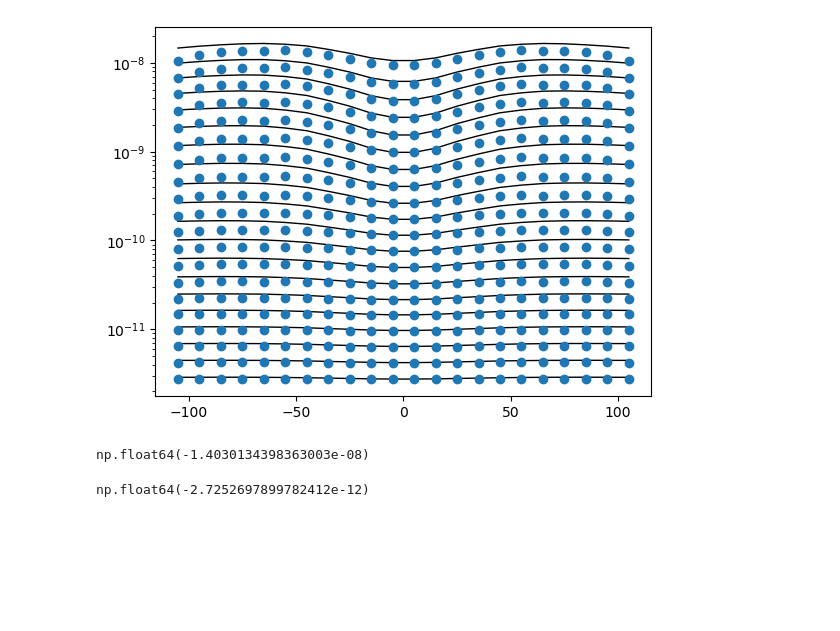
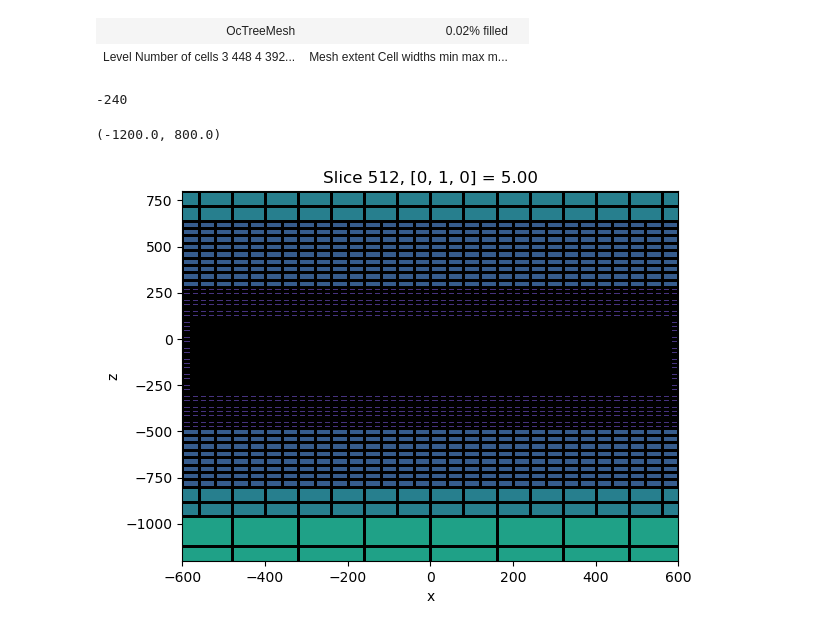
Before and after one commit to ubcgif/2025-heagy-etal-tle, a Jupyter notebook: notebooks/Untitled.ipynb, the cells around one changed output. Saved outputs shown, nothing was run; the diff lists cells and outputs as text; code cells hidden in the pictures; blank space fills up the shorter version.

```diff
--- a/notebooks/Untitled.ipynb
+++ b/notebooks/Untitled.ipynb
@@ -13,14 +0,0 @@ dpred_multi = np.load("dpred_multi.npy")
-# %%
-fig, ax = plt.subplots(1, 1)
-ax.semilogy(rx_x, -dpred_full.reshape(len(rx_x), len(rx_times)), color="k", lw=1);
-ax.semilogy(rx_x, -dpred_multi.reshape(len(rx_x), len(rx_times)), "C0o", lw=1);
-# %% [output]
-[figure, removed]
-# %%
-dpred_multi.min()
-# %% [output]
-np.float64(-1.4030134398363003e-08)
-# %%
-dpred_multi.max()
-# %% [output]
-np.float64(-2.7252697899782412e-12)
@@ -26,0 +46,51 @@ np.float64(-2.7252697899782412e-12)
+# %%
+base_cell_width = 10
+domain_extent = 8000
+
+n_base_cells = 2 ** int(
+    np.ceil(np.log(domain_extent / base_cell_width) / np.log(2.0))
+)  # needs to be powers of 2 for the tree mesh
+
+h = [(base_cell_width, n_base_cells)]
+mesh = discretize.TreeMesh([h, h, h], origin="CCC", diagonal_balance=True)
+
+# refine near transmitters and receivers
+mesh.refine_points(
+    rx_locs, level=-1, padding_cells_by_level=[4, 8, 8, 2],
+    finalize=False, diagonal_balance=True
+)
+
+# Refine core region of the mesh
+
+bounding_points = np.array([
+    [-520, rx_locs[:, 1].min()-10, -200 - base_cell_width * 4],
+    [520, rx_locs[:, 1].max()+10, rx_locs[:, 2].max()+10],
+])
+mesh.refine_bounding_box(
+    bounding_points, level=-1,
+    diagonal_balance=True, finalize=False, padding_cells_by_level=[4, 8, 8, 2]
+)
+
+mesh.finalize()
+# %%
+mesh
+# %% [output]
+| OcTreeMesh | 0.02% filled |  |
+| Level Number of cells 3 448 4 392... | Mesh extent Cell widths min max m... |
+# %%
+-200 - base_cell_width * 4
+# %% [output]
+-240
+# %%
+fig, ax = plt.subplots(1, 1)
+
+mesh.plot_slice(
+    np.log10(mesh.cell_volumes), ax=ax, grid=True,
+    normal="Y"
+)
+
+ax.set_xlim(600*np.r_[-1, 1])
+ax.set_ylim(-1200, 800)
+# %% [output]
+(-1200.0, 800.0)
+[figure, added]
```
Also changed, not shown: parts of 19 cells of this notebook, 5 other files.
